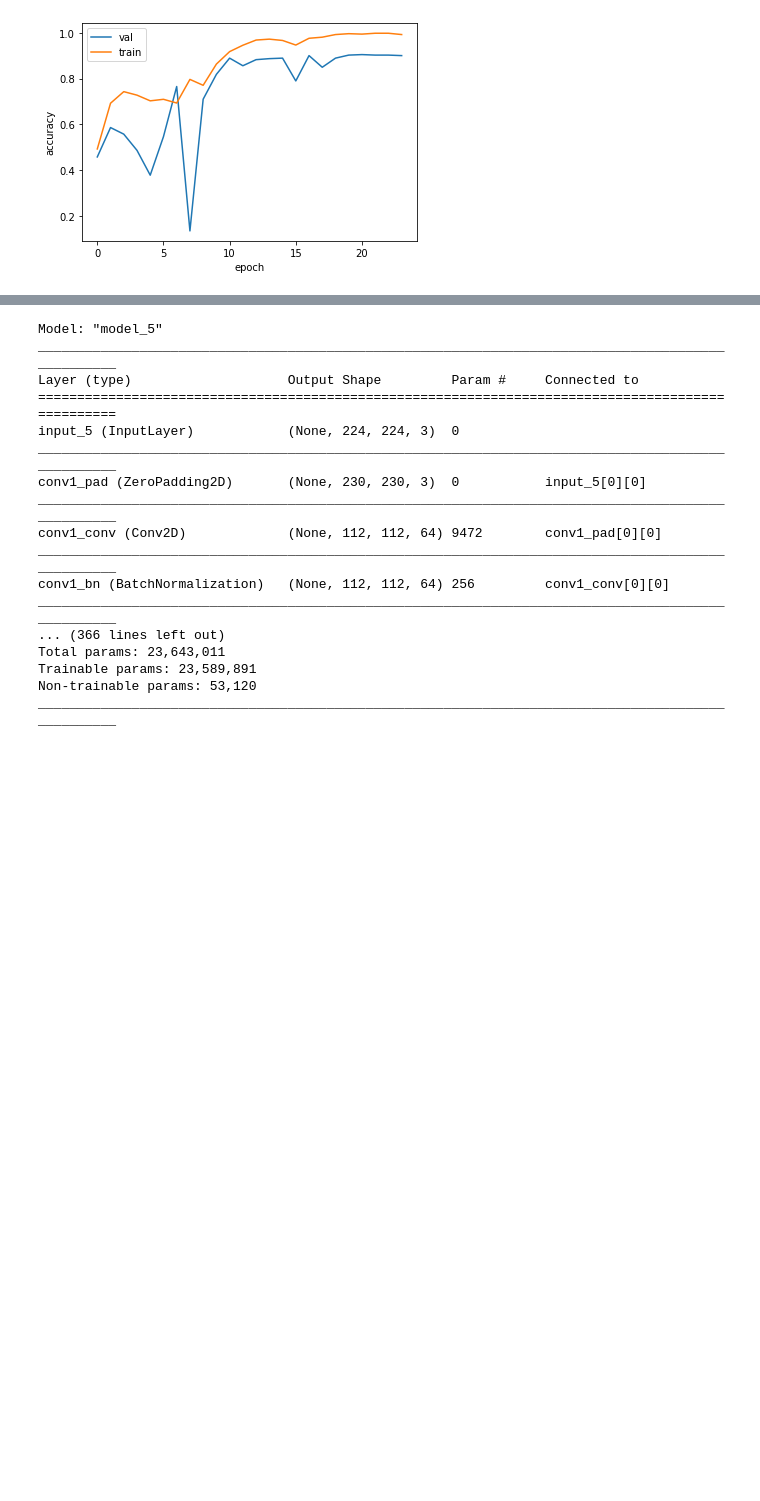
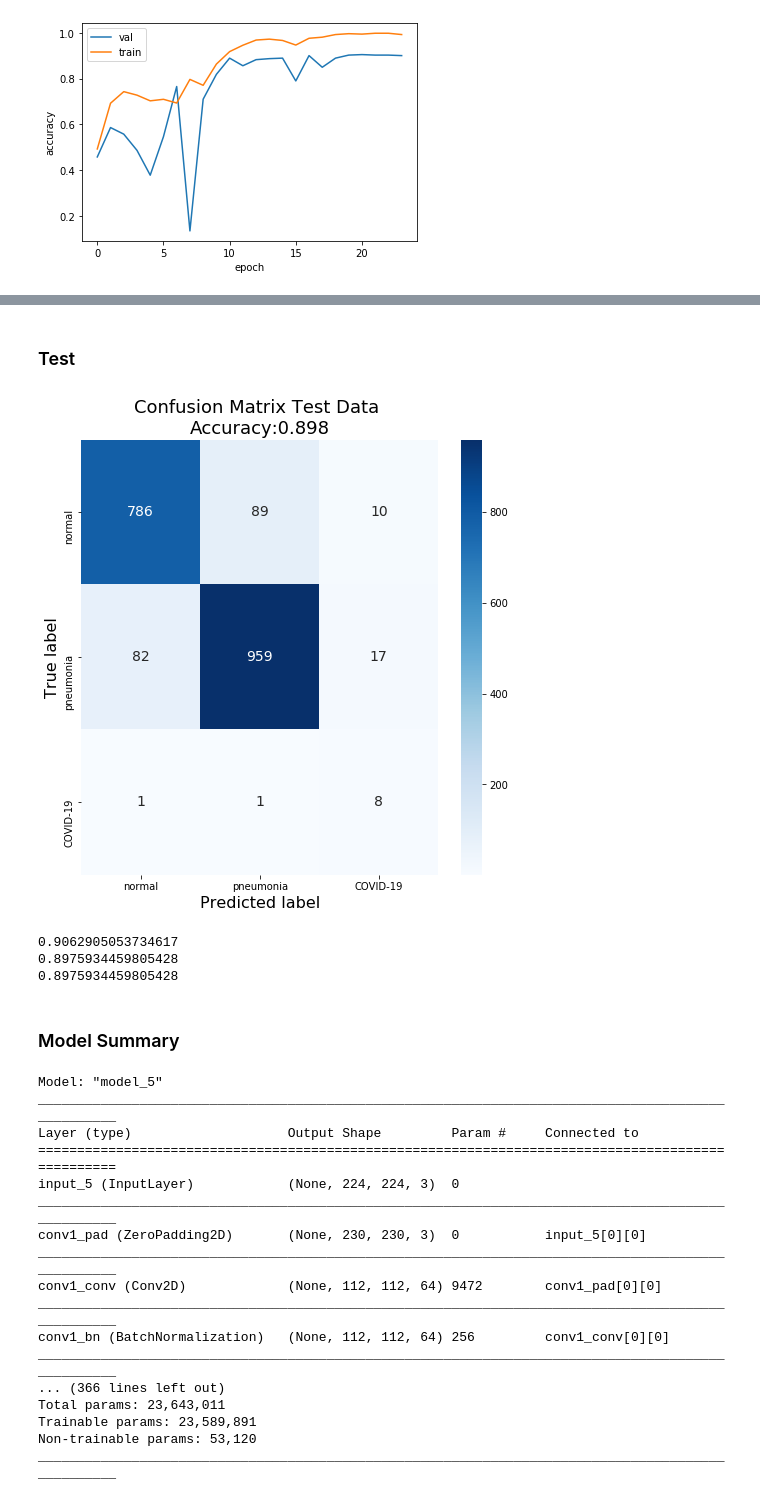
Before and after one commit to vmtang11/ids705_xray_covid19, a Jupyter notebook: resnet50_results.ipynb, the cells around one changed output, grey strips where cells are left out. Saved outputs shown, nothing was run; the diff lists cells and outputs as text; code cells hidden in the pictures; blank space fills up the shorter version.

```diff
--- a/resnet50_results.ipynb
+++ b/resnet50_results.ipynb
@@ -358,3 +329,22 @@ pd.crosstab(y_test, y_preds, rownames=['True'], colnames=['Predicted'], margins=
+# %% [markdown]
+### Test
+# %%
+y_test = y_test.astype(int)
+plot_cm(y_test, y_preds_test, 'Test')
+# %% [output]
+[figure, added]
+# %%
+from sklearn.metrics import precision_score, recall_score
+
+print(precision_score(y_test, y_preds_test, average = 'weighted'))
+print(recall_score(y_test, y_preds_test, average = 'weighted'))
+print(accuracy_score(y_test, y_preds_test))
+# %% [output]
+0.9062905053734617
+0.8975934459805428
+0.8975934459805428
+# %% [markdown]
+### Model Summary
 # %%
 loaded_model.summary()
 # %% [output]
```
Also changed, not shown: parts of 37 cells of this notebook.
